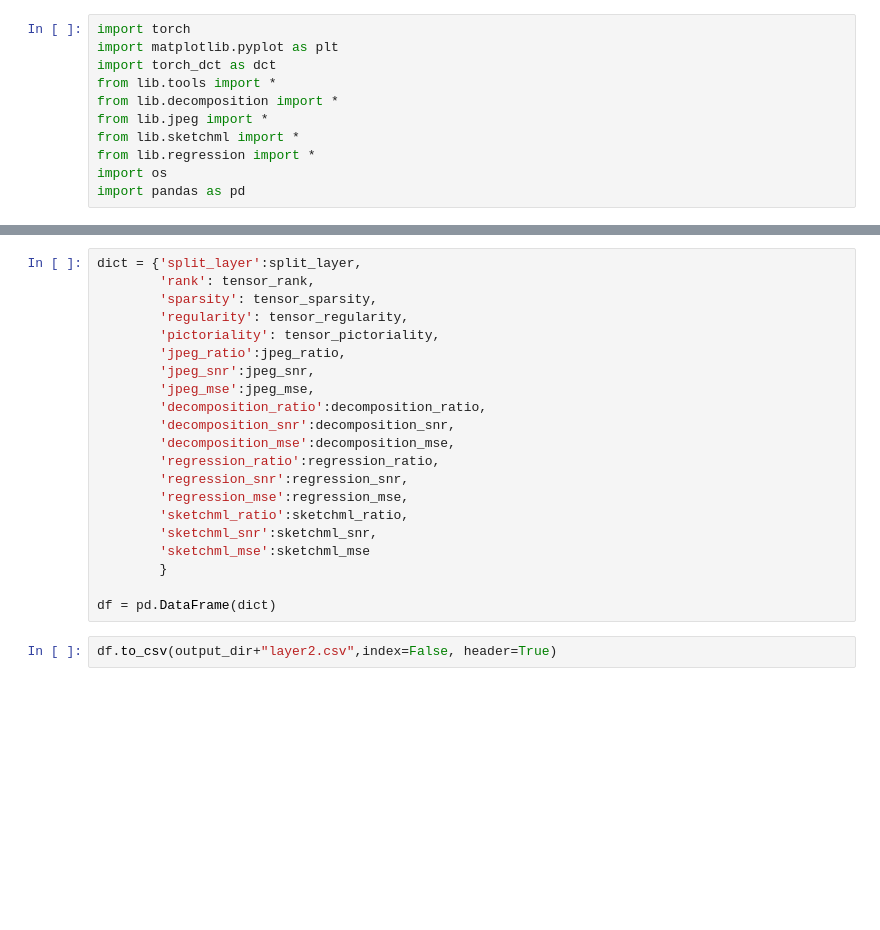
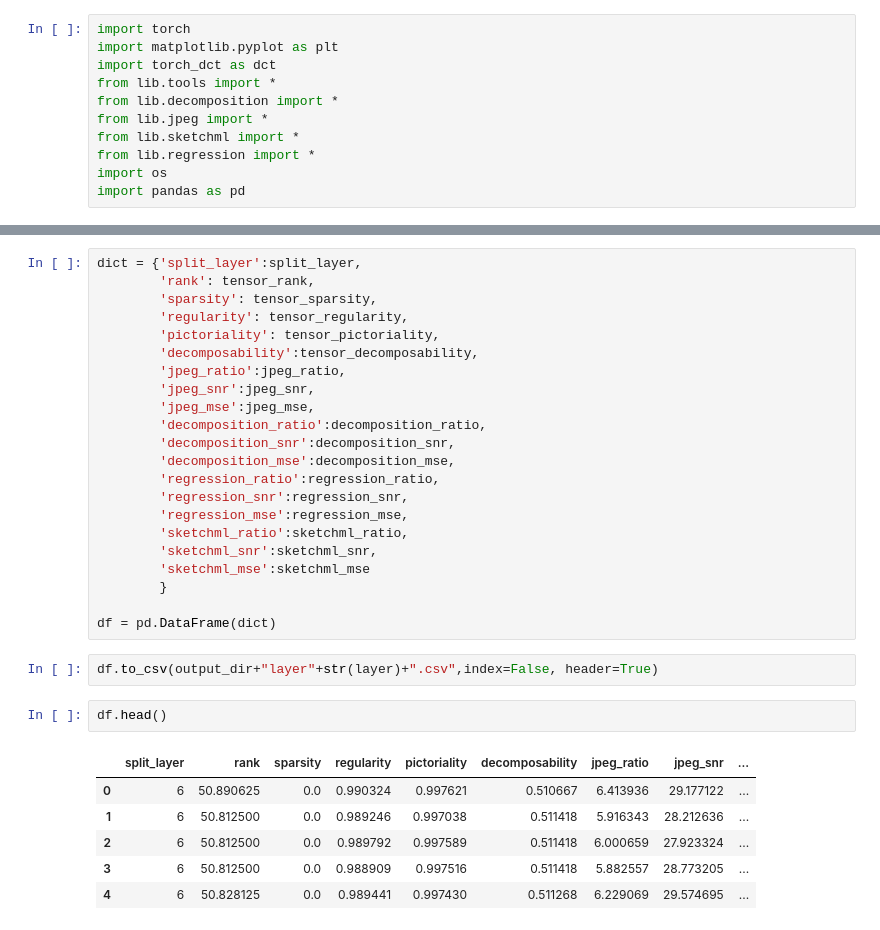
Before and after one commit to Rexyyj/split_DNN_framework, a Jupyter notebook: characteristics/characteristic_measure.ipynb, the cells around one changed output, grey strips where cells are left out. Drawn from its saved outputs; the diff is of its cells as text; blank space fills up the shorter version.

```diff
--- a/characteristics/characteristic_measure.ipynb
+++ b/characteristics/characteristic_measure.ipynb
@@ -100,6 +117,7 @@ dict = {'split_layer':split_layer,
         'sparsity': tensor_sparsity,
         'regularity': tensor_regularity,
         'pictoriality': tensor_pictoriality,
+        'decomposability':tensor_decomposability,
         'jpeg_ratio':jpeg_ratio,
         'jpeg_snr':jpeg_snr,
         'jpeg_mse':jpeg_mse,
@@ -116,4 +134,13 @@ dict = {'split_layer':split_layer,
 
 df = pd.DataFrame(dict)
 # %%
-df.to_csv(output_dir+"layer2.csv",index=False, header=True)
+df.to_csv(output_dir+"layer"+str(layer)+".csv",index=False, header=True)
+# %%
+df.head()
+# %% [output]
+|  | split_layer | rank | sparsity | regularity | pictoriality | decomposability | jpeg_ratio | jpeg_snr | ... |
+| 0 | 6 | 50.890625 | 0.0 | 0.990324 | 0.997621 | 0.510667 | 6.413936 | 29.177122 | ... |
+| 1 | 6 | 50.812500 | 0.0 | 0.989246 | 0.997038 | 0.511418 | 5.916343 | 28.212636 | ... |
+| 2 | 6 | 50.812500 | 0.0 | 0.989792 | 0.997589 | 0.511418 | 6.000659 | 27.923324 | ... |
+| 3 | 6 | 50.812500 | 0.0 | 0.988909 | 0.997516 | 0.511418 | 5.882557 | 28.773205 | ... |
+| 4 | 6 | 50.828125 | 0.0 | 0.989441 | 0.997430 | 0.511268 | 6.229069 | 29.574695 | ... |
```
Also changed, not shown: parts of 3 cells of this notebook, 12 other files.
